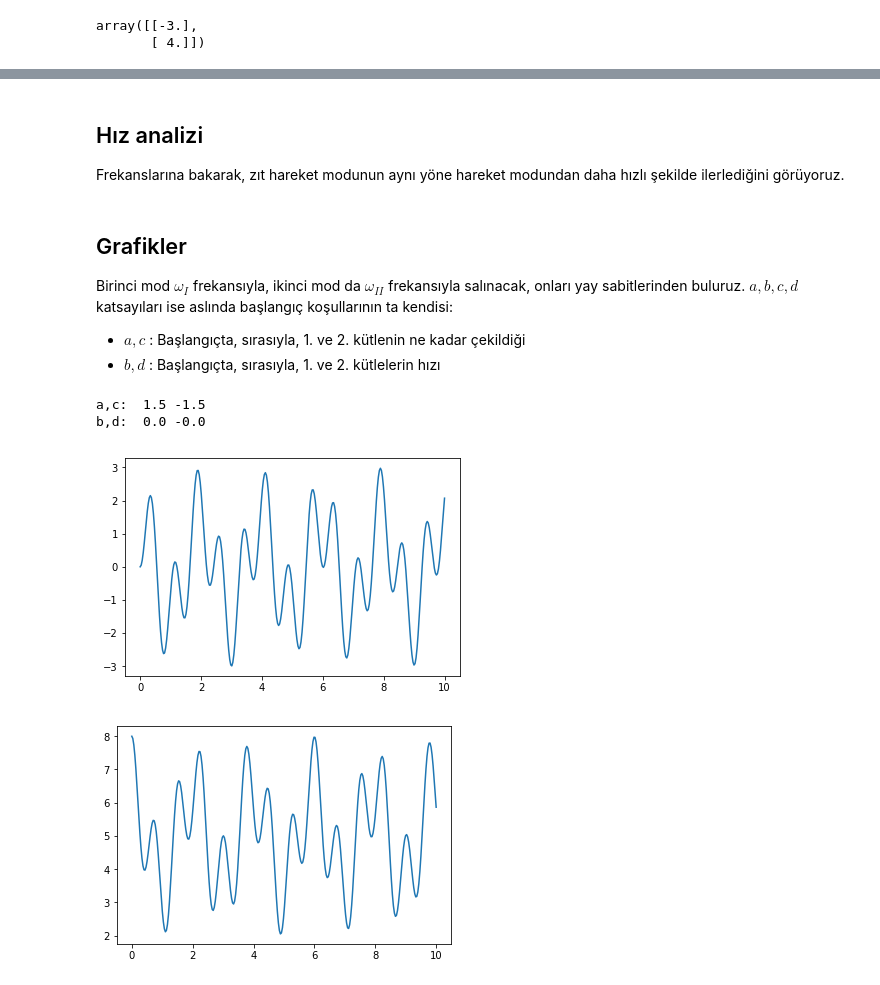
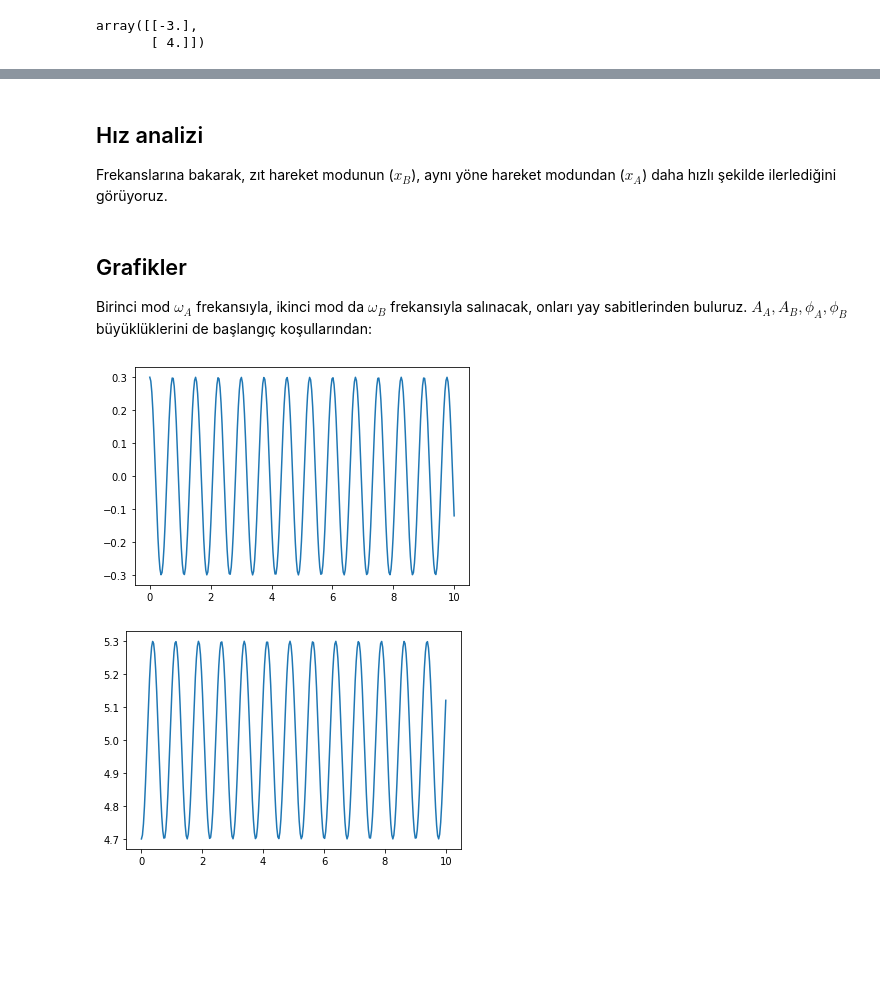
Before and after one commit to emresururi/FIZ220, a Jupyter notebook: jupyter_notebook/FIZ220_EST_UygulamaNotlari_08_LineerCebir_Uygulamalari_2.ipynb, the cells around one changed output, grey strips where cells are left out. Saved outputs shown, nothing was run; the diff lists cells and outputs as text; code cells hidden in the pictures; blank space fills up the shorter version.

```diff
--- a/jupyter_notebook/FIZ220_EST_UygulamaNotlari_08_LineerCebir_Uygulamalari_2.ipynb
+++ b/jupyter_notebook/FIZ220_EST_UygulamaNotlari_08_LineerCebir_Uygulamalari_2.ipynb
@@ -428,65 +744,66 @@ $$
 # %% [markdown]
 ## Hız analizi
-Frekanslarına bakarak, zıt hareket modunun aynı yöne hareket modundan daha hızlı şekilde ilerlediğini görüyoruz.
+Frekanslarına bakarak, zıt hareket modunun ($x_B$), aynı yöne hareket modundan ($x_A$) daha hızlı şekilde ilerlediğini görüyoruz.
-# %% [markdown]
-## Grafikler
-Birinci mod $\omega_I$ frekansıyla, ikinci mod da $\omega_{II}$ frekansıyla salınacak, onları yay sabitlerinden buluruz. $a,b,c,d$ katsayıları ise aslında başlangıç koşullarının ta kendisi:
-* $a,c$ : Başlangıçta, sırasıyla, 1. ve 2. kütlenin ne kadar çekildiği
-* $b,d$ : Başlangıçta, sırasıyla, 1. ve 2. kütlelerin hızı
+# %% [markdown]
+## Grafikler
+Birinci mod $\omega_A$ frekansıyla, ikinci mod da $\omega_{B}$ frekansıyla salınacak, onları yay sabitlerinden buluruz. $A_A,A_B,\phi_A,\phi_B$ büyüklüklerini de başlangıç koşullarından:
 # %%
 import numpy as np
 import matplotlib.pyplot as plt
 
 k=10 # N/m
 K=30 # N/m
 
 m = 1 # kg
 
-x1_0 = 0 # m
-x2_0 = 3 # m
+x1_0 =  0.3 # m
+x2_0 = -0.3 # m
 v1_0 = 0 # m/s
 v2_0 = 0 # m/s
 
-x2_rel_to_x1 = 5
+x2_0_x1_0a_gore = 5
 
-w_I = np.sqrt(k/m)
-w_II = np.sqrt(k+2*K/m)
-
-Omega = (w_II+w_I)/2
-Epsilon = (w_II-w_I)/2
+w_A = np.sqrt(k/m)
+w_B = np.sqrt((k+2*K)/m)
 
 N = 300
 t=np.linspace(0,10,N)
 
-M_ac = np.array([[1, 1],[1,-1]])
-x1x2_0 = np.array([[x1_0],[x2_0]])
-a,c = np.linalg.solve(M_ac,x1x2_0).flatten()
-print("a,c: ",a,c)
+"""
+A_A = -np.sqrt(((x1_0 + x2_0)/2)**2 + (-(v1_0+v2_0)/(2*w_A))**2)
+if(A_A == 0):
+    phi_A = 0
+else:
+    phi_A = np.arccos((x1_0 + x2_0)/(2*A_A))
+print("A_A, phi_A: ",A_A,phi_A)
 
-M_bd = np.array([[w_I, w_II],[w_I,-w_II]])
-v1v2_0 = np.array([[v1_0],[v2_0]])
-b,d = np.linalg.solve(M_bd,v1v2_0).flatten()
-print("b,d: ",b,d)
+A_B = -np.sqrt(((x2_0 - x1_0)/2)**2 + (-(v2_0-v1_0)/(2*w_B))**2)
+if(A_B == 0):
+    phi_B = 0
+else:
+    phi_B = np.arccos((x2_0 - x1_0)/(2*A_B))
+print("A_B, phi_B: ",A_B,phi_B)
 
-x1 = a*np.cos(w_I*t) + b*np.sin(w_I*t) + c*np.cos(w_II*t) + d*np.sin(w_II*t)
-x2 = x2_rel_to_x1+a*np.cos(w_I*t) + b*np.sin(w_I*t) - c*np.cos(w_II*t) - d*np.sin(w_II*t)
+x1 = A_A*np.cos(w_A*t+phi_A) - A_B*np.cos(w_B*t+phi_B)
+x2 = x2_0_x1_0a_gore + \
+     A_A*np.cos(w_A*t+phi_A) + A_B*np.cos(w_B*t+phi_B)
+"""
+
+# Alternatif Formulasyon
+a = (x1_0+x2_0)/2
+b = - (v1_0+v2_0)/(2*w_A)
+c = (-x1_0+x2_0)/2
+d = (v1_0-v2_0)/(2*w_B)
+
+x1=a*np.cos(w_A*t)-b*np.sin(w_A*t)-c*np.cos(w_B*t)+d*np.sin(w_B*t)
+x2=x2_0_x1_0a_gore+\
+   a*np.cos(w_A*t)-b*np.sin(w_A*t)+c*np.cos(w_B*t)-d*np.sin(w_B*t)
 
 plt.plot(t,x1)
 plt.show()
 
 plt.plot(t,x2)
 plt.show()
-
-#fig,(ax1,ax2) = plt.subplots(2,1)
-#ax1.plot(t,x1)
-##ax1.plot(t,x1,t,np.max(x1)*np.sin(Epsilon*t))
-#ax1.set_title("1. Kütle")
-#ax2.plot(t,x2)
-##ax2.plot(t,x2,t,x2_rel_to_x1+(np.max(x2)-x2_rel_to_x1)*np.cos(Epsilon*t))
-#ax2.set_title("2. Kütle")
-#plt.show()
 # %% [output]
-a,c:  1.5 -1.5
-b,d:  0.0 -0.0
-[figure, old version]
+[figure, new version]
-[figure, old version]
+[figure, new version]
```
Also changed, not shown: parts of 40 cells of this notebook.
